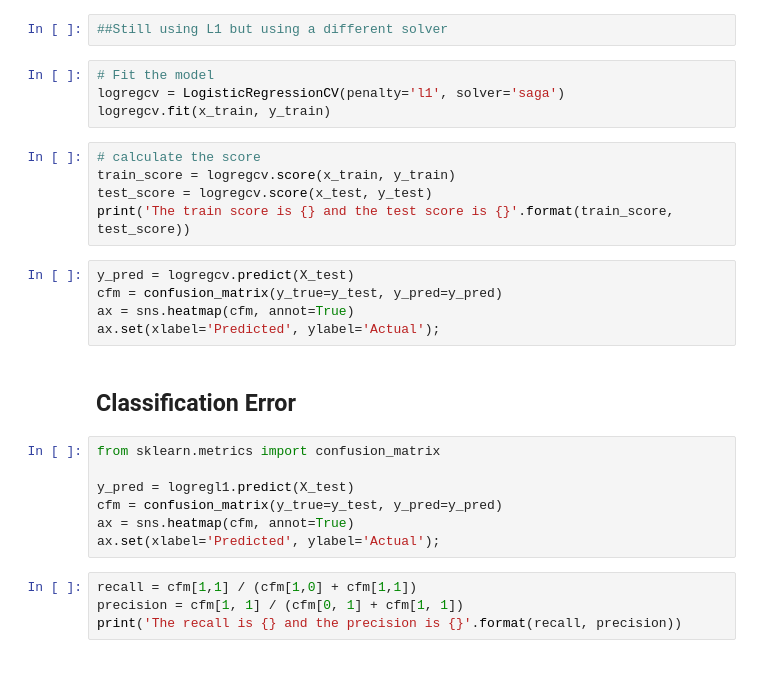
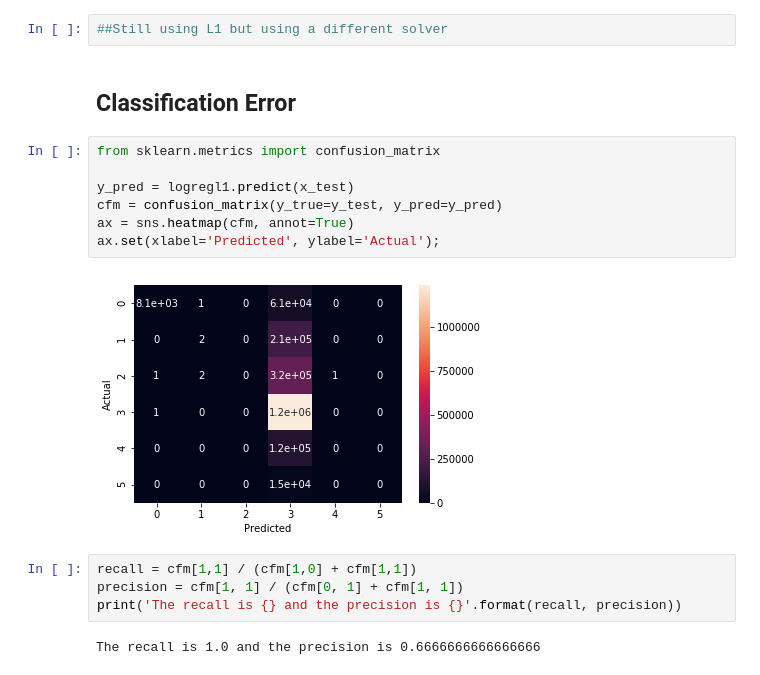
Before and after one commit to MIE368-Team-8/Data-Cleaning, a Jupyter notebook: MODELINGUsingTipPercents.ipynb, the cells around one changed output. Cells and saved outputs as stored; diff of their text form.

```diff
--- a/MODELINGUsingTipPercents.ipynb
+++ b/MODELINGUsingTipPercents.ipynb
@@ -228,29 +213,19 @@ The train score is 0.6312337348778839 and the test score is 0.6316626477393724
 # %%
 ##Still using L1 but using a different solver
-# %%
-# Fit the model
-logregcv = LogisticRegressionCV(penalty='l1', solver='saga')
-logregcv.fit(x_train, y_train)
-# %%
-# calculate the score
-train_score = logregcv.score(x_train, y_train)
-test_score = logregcv.score(x_test, y_test)
-print('The train score is {} and the test score is {}'.format(train_score, test_score))
-# %%
-y_pred = logregcv.predict(X_test)
-cfm = confusion_matrix(y_true=y_test, y_pred=y_pred)
-ax = sns.heatmap(cfm, annot=True)
-ax.set(xlabel='Predicted', ylabel='Actual');
 # %% [markdown]
 ## Classification Error
 # %%
 from sklearn.metrics import confusion_matrix
 
-y_pred = logregl1.predict(X_test)
+y_pred = logregl1.predict(x_test)
 cfm = confusion_matrix(y_true=y_test, y_pred=y_pred)
 ax = sns.heatmap(cfm, annot=True)
 ax.set(xlabel='Predicted', ylabel='Actual');
+# %% [output]
+[figure, added]
 # %%
 recall = cfm[1,1] / (cfm[1,0] + cfm[1,1])
 precision = cfm[1, 1] / (cfm[0, 1] + cfm[1, 1])
 print('The recall is {} and the precision is {}'.format(recall, precision))
+# %% [output]
+The recall is 1.0 and the precision is 0.6666666666666666
```
Also changed, not shown: parts of 35 cells of this notebook, 1 other file.
